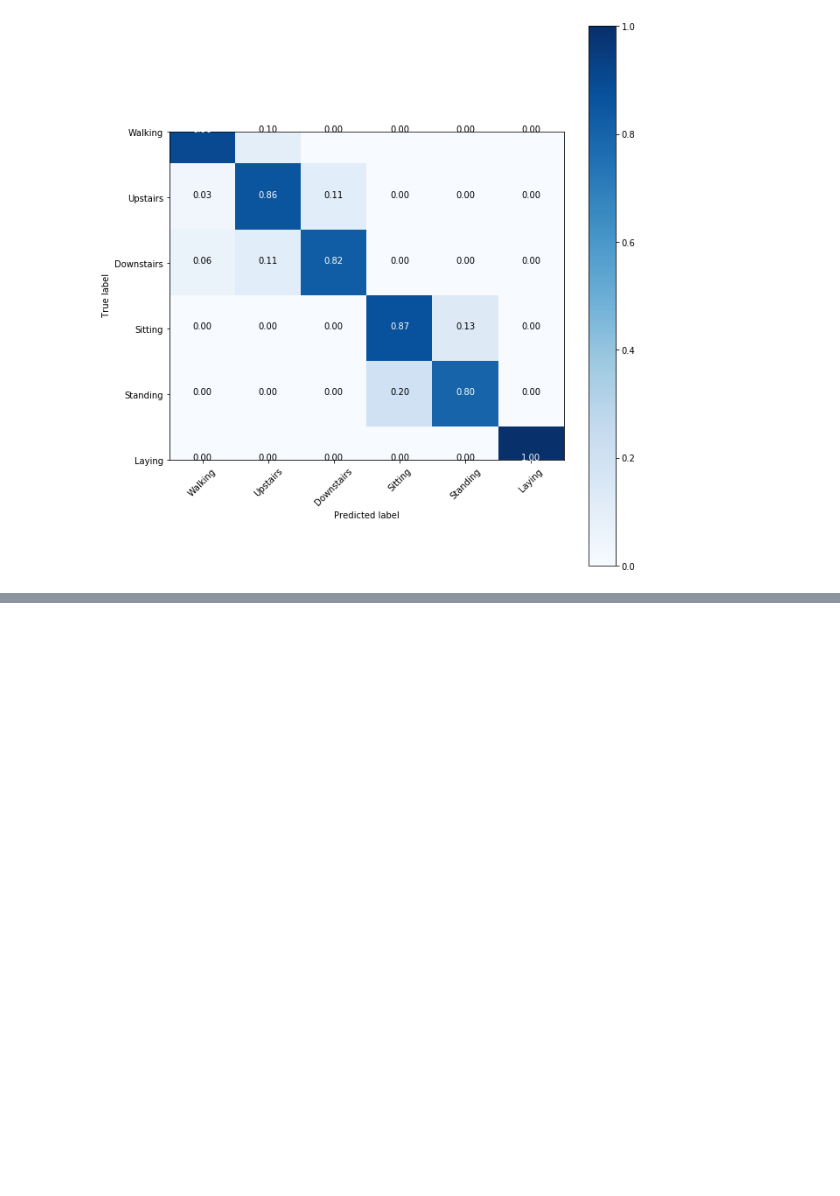
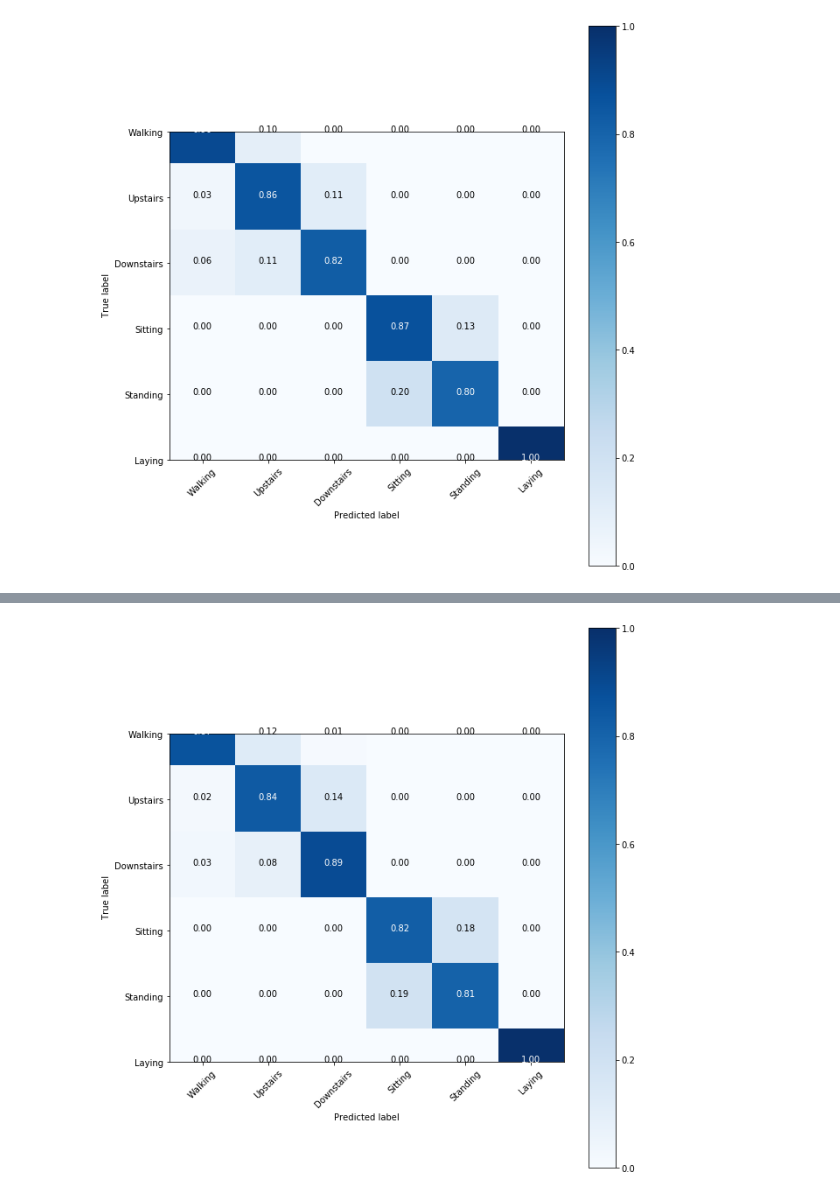
Before and after one commit to anaramirli/human-activity-recognition, a Jupyter notebook: 4. model building and testing.ipynb, the cells around one changed output, grey strips where cells are left out. Saved outputs shown, nothing was run; the diff lists cells and outputs as text; code cells hidden in the pictures; blank space fills up the shorter version.

```diff
--- a/4. model building and testing.ipynb
+++ b/4. model building and testing.ipynb
@@ -249,0 +298,40 @@ plot_confusion_matrix(confusion_matrix(y_pred, y_test), classes, 'Predicted labe
+# %%
+# init params
+n_timesteps = X_train.shape[1]
+n_features = X_train.shape[2]
+
+
+k_fold = KFold(10, True, 1)
+
+# temporary list for storing results
+acc_his = []
+loss_his = []
+val_acc_his = []
+val_loss_his = []
+
+
+for train_ix, test_ix in k_fold.split(X_train):
+
+    # select samples
+    trainX, trainy = X_train[train_ix], y_train[train_ix]
+    testX, testy = X_train[test_ix], y_train[test_ix]
+    # evaluate model
+
+    # add early stopping
+    # es = EarlyStopping(monitor='val_accuracy', verbose=0, patience=10)
+
+    # train model
+    model = LSTM_model(n_timesteps, n_features, 'relu', 30, 'adam')
+    history = model.fit(trainX, trainy, validation_data=(testX, testy), epochs=25, verbose=0)
+
+    # add each fold result to list
+    acc_his.append(history.history['accuracy'])
+    loss_his.append(history.history['loss'])
+    val_acc_his.append(history.history['val_accuracy'])
+    val_loss_his.append(history.history['val_loss'])
+
+# caculate mean history for cross-validation
+mean_acc_his  = np.mean(acc_his, axis=0)
+mean_loss_his = np.mean(loss_his, axis=0)
+mean_val_acc_hiss  = np.mean(val_acc_his, axis=0)
+mean_val_loss_hiss = np.mean(val_loss_his, axis=0)
@@ -249,0 +376,4 @@ plot_confusion_matrix(confusion_matrix(y_pred, y_test), classes, 'Predicted labe
+# %%
+plot_confusion_matrix(confusion_matrix(y_pred, y_test), classes, 'Predicted label',' True label', normalize=True)
+# %% [output]
+[figure, added]
```
Also changed, not shown: parts of 18 cells of this notebook, 2 other files.
